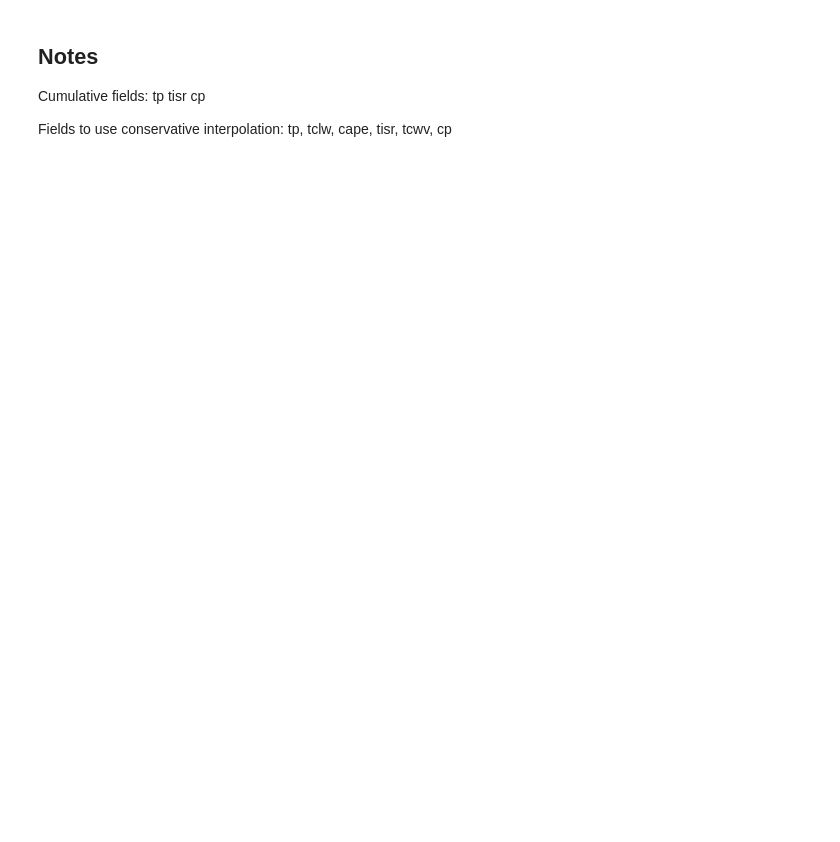
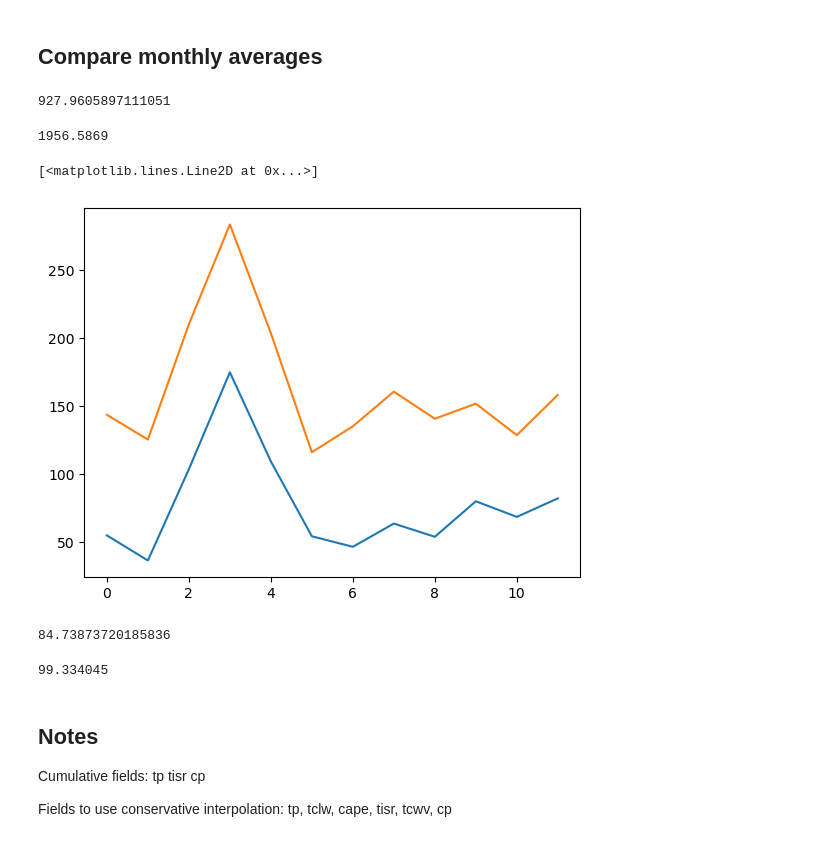
Before and after one commit to mlangguth89/downscaling-cgan, a Jupyter notebook: notebooks/investigate_ifs_data.ipynb, the cells around one changed output. Cells and saved outputs as stored; diff of their text form; code cells hidden in the pictures; blank space fills up the shorter version.

Commit message:
made ifs data monthly script

```diff
--- a/notebooks/investigate_ifs_data.ipynb
+++ b/notebooks/investigate_ifs_data.ipynb
@@ -23,3 +23,36 @@ sys.path.insert(1, str(HOME))
 ERA_DATA_PATH = str(HOME / 'system_tests/data/ERA5')
 
 from dsrnngan.data import  get_ifs_filepath, all_ifs_fields
+# %% [markdown]
+## Compare monthly averages
+# %%
+import pickle
+import xarray as xr
+year = 2018
+
+monthly_ifs_mean = []
+monthly_imerg_mean = []
+for month in range(1, 13):
+    with open(f'/user/home/uz22147/repos/downscaling-cgan/ifs_rainfall_data/monthly_rainfall_ifs_{year}_{month}.pkl', 'rb') as ifh:
+        ifs_data = pickle.load(ifh)
+        monthly_rainfall = ifs_data['monthly_rainfall']
+
+    imerg_ds = xr.open_dataset(f'/bp1/geog-tropical/users/uz22147/east_africa_data/IMERG/monthly/{year}{month:02d}_total.nc')
+    monthly_ifs_mean.append(1000*monthly_rainfall.values.mean())
+    monthly_imerg_mean.append(imerg_ds['precipitationCal'].values.mean())
+# %%
+np.sum(monthly_ifs_mean)
+# %% [output]
+927.9605897111051
+# %%
+np.sum(monthly_imerg_mean)
+# %% [output]
+1956.5869
+# %%
+import matplotlib.pyplot as plt
+
+plt.plot(monthly_ifs_mean)
+plt.plot(monthly_imerg_mean)
+# %% [output]
+[<matplotlib.lines.Line2D at 0x...>]
+[figure, added]
@@ -26,3 +91,11 @@ from dsrnngan.data import  get_ifs_filepath, all_ifs_fields
+# %%
+ifs_monthly_tot.mean()
+# %% [output]
+84.73873720185836
+# %%
+imerg_monthly_tot.mean()
+# %% [output]
+99.334045
 # %% [markdown]
 ## Notes
 
```
Also changed, not shown: parts of 13 cells of this notebook, 13 other files.
